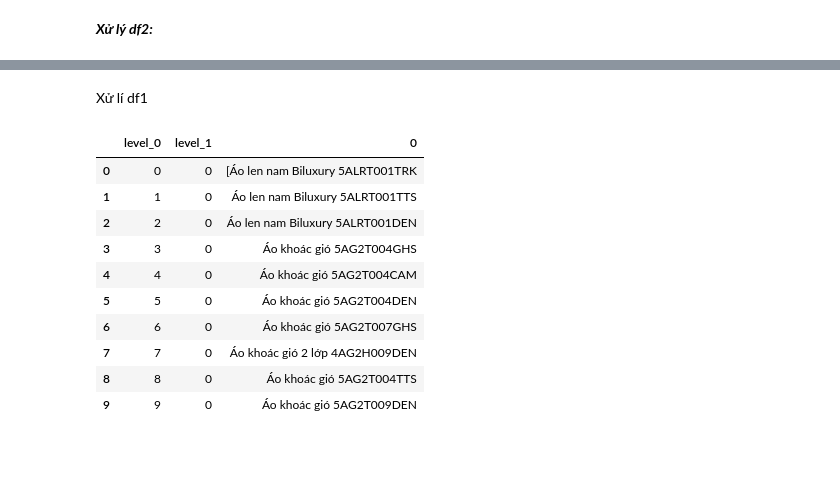
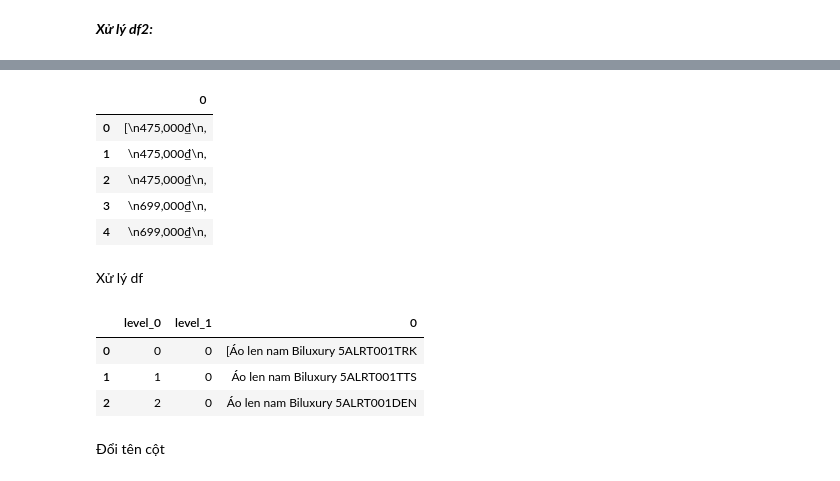
Before and after one commit to trinhvanypro1/Learning-Python-Advanced, a Jupyter notebook: Swapping_Web_DoAn.ipynb, the cells around one changed output, grey strips where cells are left out. Saved outputs shown, nothing was run; the diff lists cells and outputs as text; code cells hidden in the pictures; blank space fills up the shorter version.

```diff
--- a/Swapping_Web_DoAn.ipynb
+++ b/Swapping_Web_DoAn.ipynb
@@ -169,20 +184,22 @@ df2.head(3)
 
 del df2['level_0']
 del df2['level_1']
-# %% [markdown]
-Xử lí df1
+# %%
+df2.head(5)
+# %% [output]
+|  | 0 |
+| 0 | [\n475,000₫\n, |
+| 1 | \n475,000₫\n, |
+| 2 | \n475,000₫\n, |
+| 3 | \n699,000₫\n, |
+| 4 | \n699,000₫\n, |
+# %% [markdown]
+Xử lý df
 # %%
-df=pd.DataFrame(df)
-df.reset_index().head(10)
+df=df.reset_index()
+df.head(3)
 # %% [output]
 |  | level_0 | level_1 | 0 |
 | 0 | 0 | 0 | [Áo len nam Biluxury 5ALRT001TRK |
 | 1 | 1 | 0 | Áo len nam Biluxury 5ALRT001TTS |
 | 2 | 2 | 0 | Áo len nam Biluxury 5ALRT001DEN |
-| 3 | 3 | 0 | Áo khoác gió 5AG2T004GHS |
-| 4 | 4 | 0 | Áo khoác gió 5AG2T004CAM |
-| 5 | 5 | 0 | Áo khoác gió 5AG2T004DEN |
-| 6 | 6 | 0 | Áo khoác gió 5AG2T007GHS |
-| 7 | 7 | 0 | Áo khoác gió 2 lớp 4AG2H009DEN |
-| 8 | 8 | 0 | Áo khoác gió 5AG2T004TTS |
-| 9 | 9 | 0 | Áo khoác gió 5AG2T009DEN |
@@ -188,0 +209,2 @@ df.reset_index().head(10)
+# %% [markdown]
+Đổi tên cột
```
Also changed, not shown: parts of 18 cells of this notebook.
